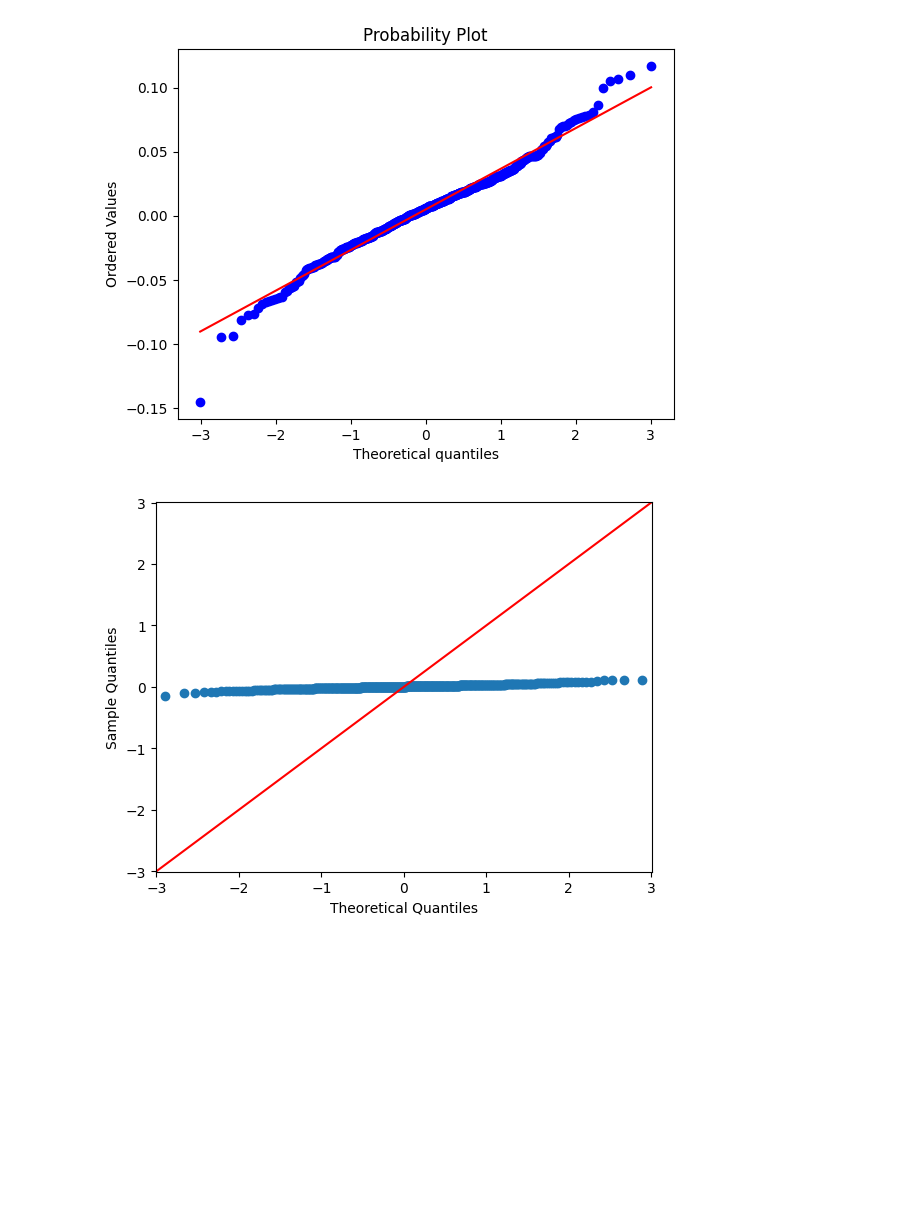
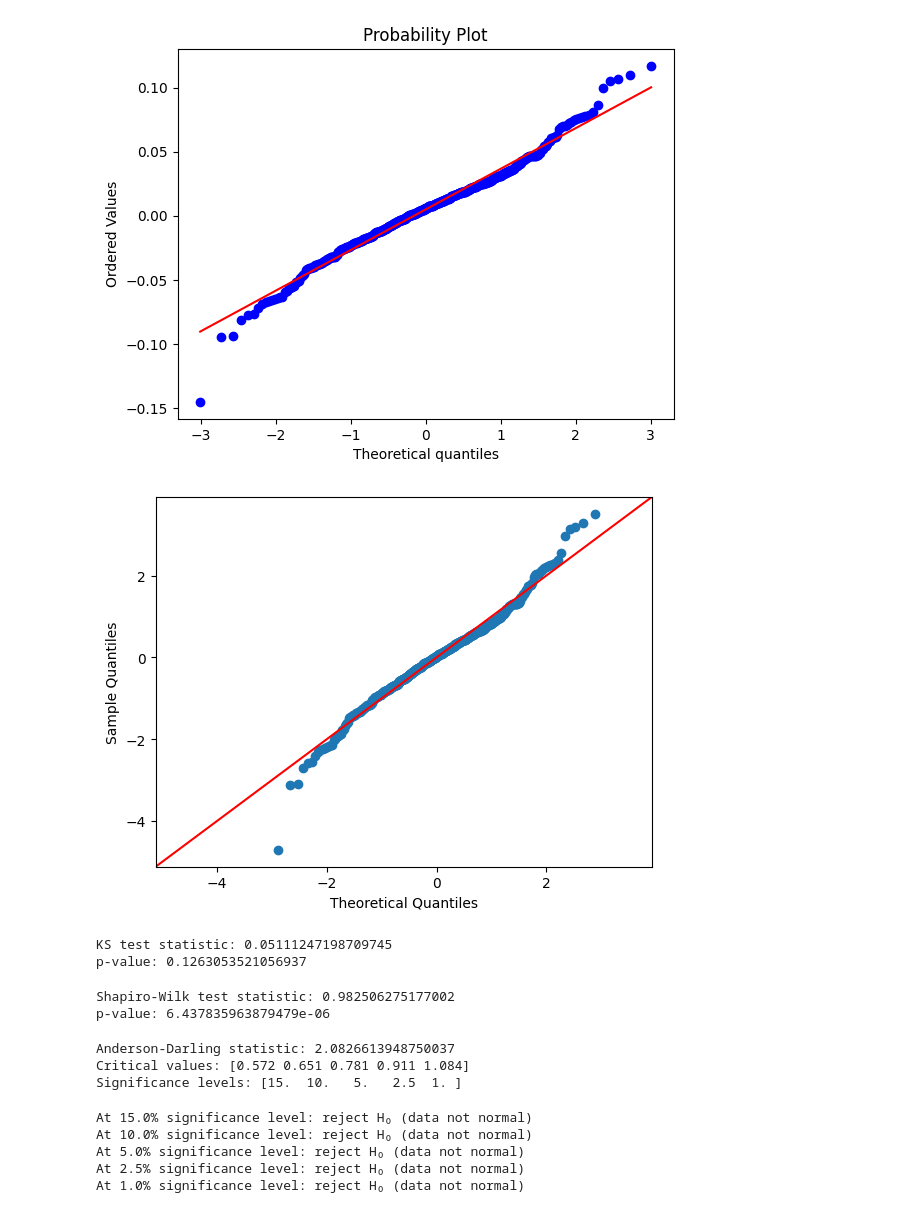
Before and after one commit to zachar-AI/areStocksNormal, a Jupyter notebook: areStocksNormal.ipynb, the cells around one changed output. Cells and saved outputs as stored; diff of their text form; code cells hidden in the pictures; blank space fills up the shorter version.

Commit message:
added hypothesis testing and importance

```diff
--- a/areStocksNormal.ipynb
+++ b/areStocksNormal.ipynb
@@ -109,7 +109,50 @@ plt.show()
 # %%
 import statsmodels.api as sm
 # %%
-sm.qqplot(data_clean['return'], line='45')
+data_clean['s_return'] = (data_clean['return'] - mu)/std
+sm.qqplot(data_clean['s_return'], line='45')
 plt.show()
 # %% [output]
-[figure, old version]
+[figure, new version]
+# %%
+from scipy import stats
+
+ks_stat, ks_p = stats.kstest(data_clean['s_return'], 'norm')
+print("KS test statistic:", ks_stat)
+print("p-value:", ks_p)
+# %% [output]
+KS test statistic: 0.05111247198709745
+p-value: 0.1263053521056937
+# %%
+from scipy.stats import shapiro
+
+sh_stat, sh_p = shapiro(data_clean['return'])
+print("Shapiro-Wilk test statistic:", sh_stat)
+print("p-value:", sh_p)
+# %% [output]
+Shapiro-Wilk test statistic: 0.982506275177002
+p-value: 6.437835963879479e-06
+# %%
+from scipy.stats import anderson
+
+result = anderson(data_clean['s_return'], dist='norm')
+
+print("Anderson-Darling statistic:", result.statistic)
+print("Critical values:", result.critical_values)
+print("Significance levels:", result.significance_level)
+# %% [output]
+Anderson-Darling statistic: 2.0826613948750037
+Critical values: [0.572 0.651 0.781 0.911 1.084]
+Significance levels: [15.  10.   5.   2.5  1. ]
+# %%
+for sl, cv in zip(result.significance_level, result.critical_values):
+    if result.statistic < cv:
+        print(f"At {sl}% significance level: fail to reject H₀ (data looks normal)")
+    else:
+        print(f"At {sl}% significance level: reject H₀ (data not normal)")
+# %% [output]
+At 15.0% significance level: reject H₀ (data not normal)
+At 10.0% significance level: reject H₀ (data not normal)
+At 5.0% significance level: reject H₀ (data not normal)
+At 2.5% significance level: reject H₀ (data not normal)
+At 1.0% significance level: reject H₀ (data not normal)
```
Also changed, not shown: parts of 7 cells of this notebook, 1 other file.
